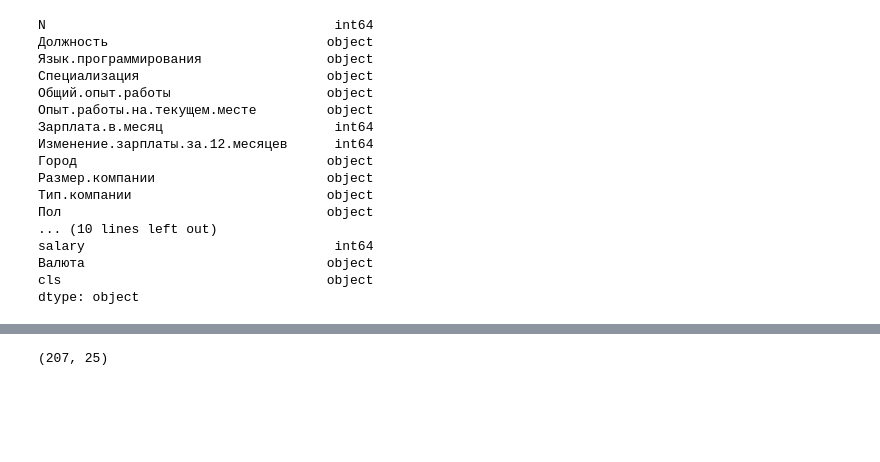
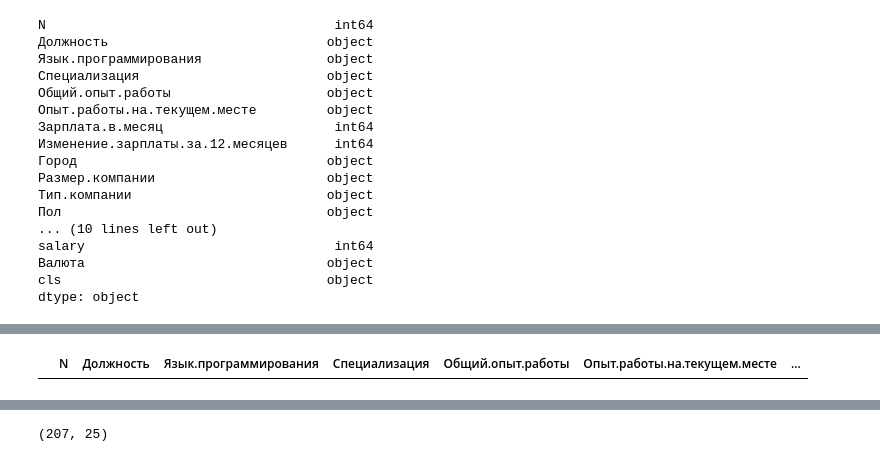
Before and after one commit to Andr-Mih/goit-python, a Jupyter notebook: Block3/Modul2/HW2_2.ipynb, the cells around one changed output, grey strips where cells are left out. Cells and saved outputs as stored; diff of their text form; code cells hidden in the pictures; blank space fills up the shorter version.

```diff
--- a/Block3/Modul2/HW2_2.ipynb
+++ b/Block3/Modul2/HW2_2.ipynb
@@ -60 +80,7 @@ temp
+# %%
+tmp = pd.read_csv(url)
+tmp.dropna(inplace=True)
+tmp
+# %% [output]
+|  | N | Должность | Язык.программирования | Специализация | Общий.опыт.работы | Опыт.работы.на.текущем.месте | ... |
 # %%
```
Also changed, not shown: parts of 5 cells of this notebook, 2 other files.
